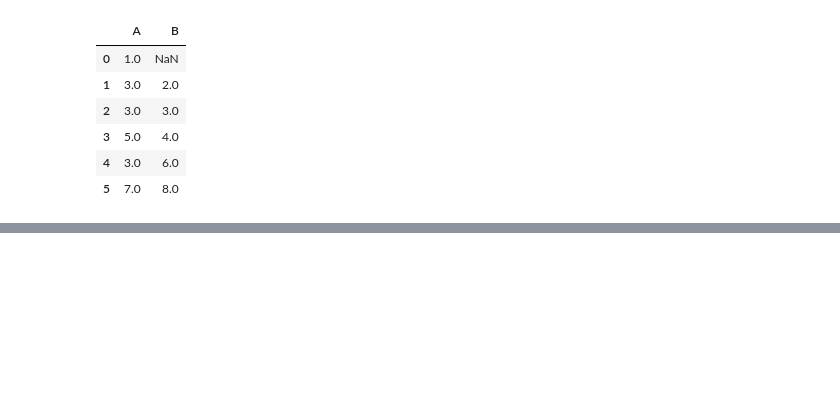
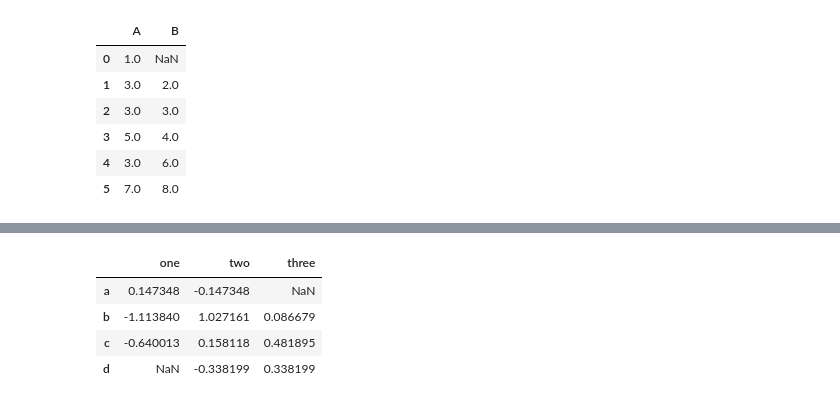
Before and after one commit to gopal-py07/DataSciencePandasExample, a Jupyter notebook: Essential basic functionality/Essential_basic_functionality.ipynb, the cells around one changed output, grey strips where cells are left out. Cells and saved outputs as stored; diff of their text form; code cells hidden in the pictures; blank space fills up the shorter version.

```diff
--- a/Essential basic functionality/Essential_basic_functionality.ipynb
+++ b/Essential basic functionality/Essential_basic_functionality.ipynb
@@ -745,0 +844,8 @@ df1.combine(df2, combiner)
+# %%
+df.sub(df.mean(1) ,axis=0)
+# %% [output]
+|  | one | two | three |
+| a | 0.147348 | -0.147348 | NaN |
+| b | -1.113840 | 1.027161 | 0.086679 |
+| c | -0.640013 | 0.158118 | 0.481895 |
+| d | NaN | -0.338199 | 0.338199 |
```
Also changed, not shown: parts of 21 cells of this notebook.
